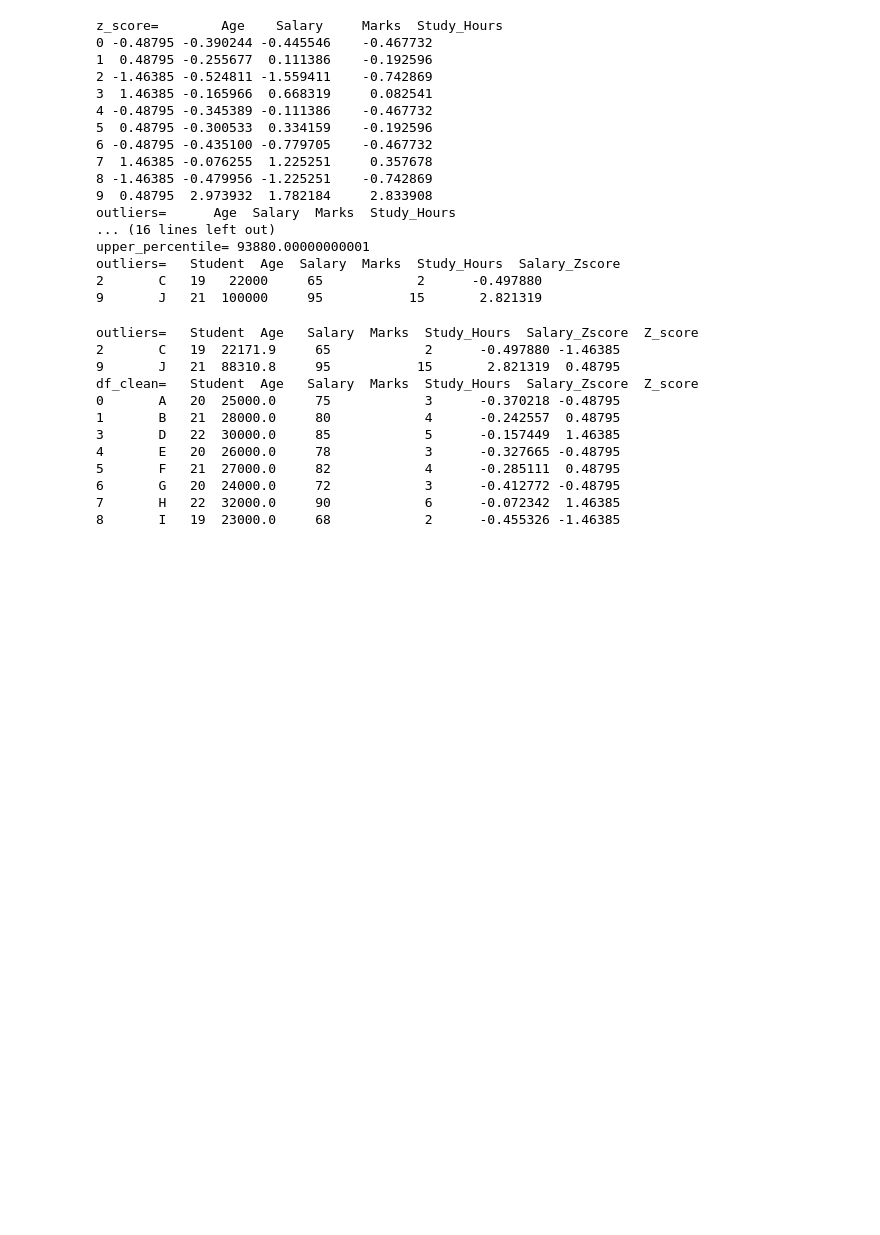
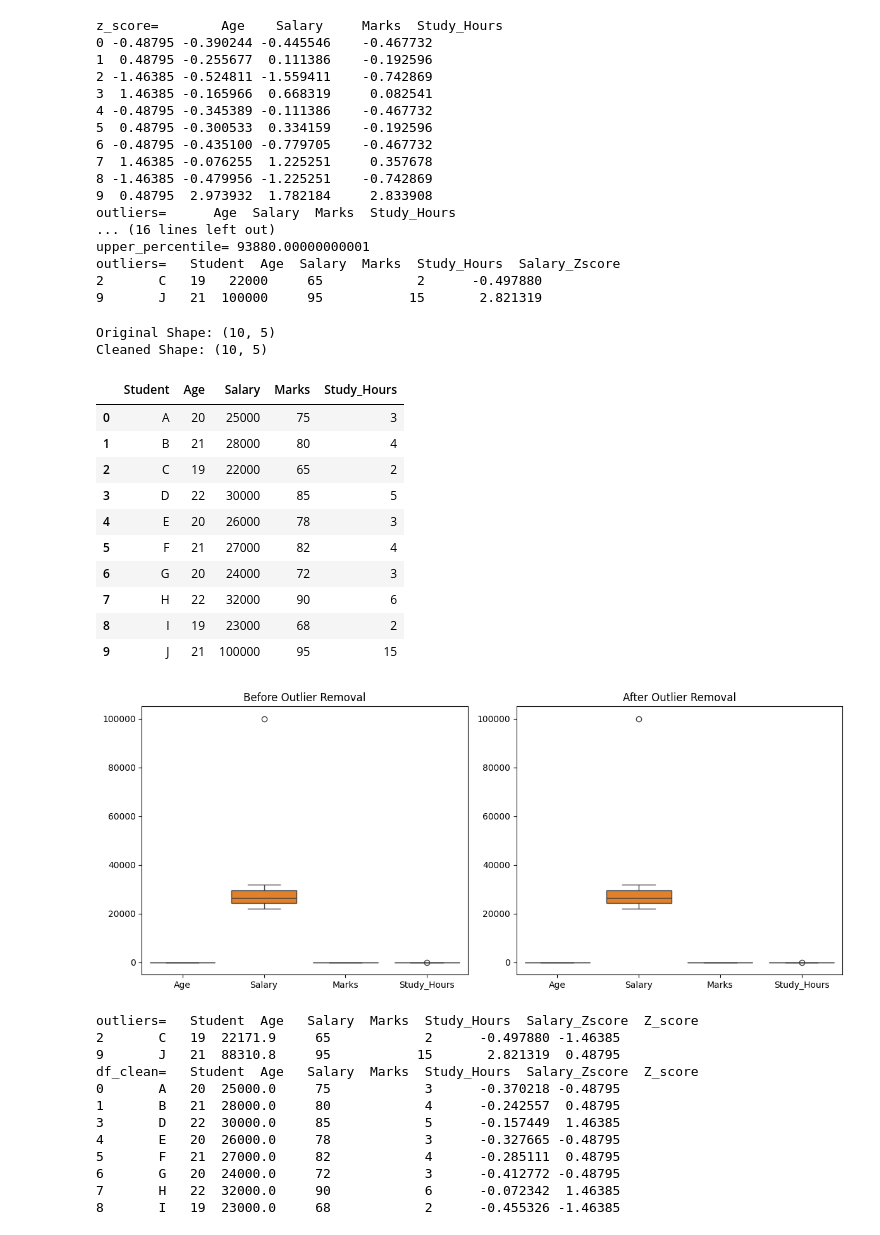
Before and after one commit to apatidar2905/ML-data-preprocessing, a Jupyter notebook: Untitled1.ipynb, the cells around one changed output. Cells and saved outputs as stored; diff of their text form; code cells hidden in the pictures; blank space fills up the shorter version.

```diff
--- a/Untitled1.ipynb
+++ b/Untitled1.ipynb
@@ -581,6 +643,54 @@ upper_percentile= 93880.00000000001
 outliers=   Student  Age  Salary  Marks  Study_Hours  Salary_Zscore
 2       C   19   22000     65            2      -0.497880
 9       J   21  100000     95           15       2.821319
+# %%
+from scipy.stats import zscore
+
+# Select existing numerical columns
+numeric_columns = ['Age', 'Salary', 'Marks', 'Study_Hours']
+
+# Create a copy of original dataset
+df_clean = df.copy()
+
+# Calculate Z-scores
+z_scores = df_clean[numeric_columns].apply(zscore)
+
+# Remove rows where any Z-score is greater than 3 or less than -3
+df_clean = df_clean[(z_scores.abs() <= 3).all(axis=1)]
+
+# Compare dataset
+print("Original Shape:", df.shape)
+print("Cleaned Shape:", df_clean.shape)
+
+display(df_clean)
+
+plt.figure(figsize=(12, 5))
+
+plt.subplot(1, 2, 1)
+sns.boxplot(data=df[numeric_columns])
+plt.title("Before Outlier Removal")
+
+plt.subplot(1, 2, 2)
+sns.boxplot(data=df_clean[numeric_columns])
+plt.title("After Outlier Removal")
+
+plt.tight_layout()
+plt.show()
+# %% [output]
+Original Shape: (10, 5)
+Cleaned Shape: (10, 5)
+|  | Student | Age | Salary | Marks | Study_Hours |
+| 0 | A | 20 | 25000 | 75 | 3 |
+| 1 | B | 21 | 28000 | 80 | 4 |
+| 2 | C | 19 | 22000 | 65 | 2 |
+| 3 | D | 22 | 30000 | 85 | 5 |
+| 4 | E | 20 | 26000 | 78 | 3 |
+| 5 | F | 21 | 27000 | 82 | 4 |
+| 6 | G | 20 | 24000 | 72 | 3 |
+| 7 | H | 22 | 32000 | 90 | 6 |
+| 8 | I | 19 | 23000 | 68 | 2 |
+| 9 | J | 21 | 100000 | 95 | 15 |
+[figure, added]
 # %%
 #percentile method
 #The percentile method identifies outliers by setting a lower and upper limit based on percentiles
```
Also changed, not shown: parts of 4 cells of this notebook.
